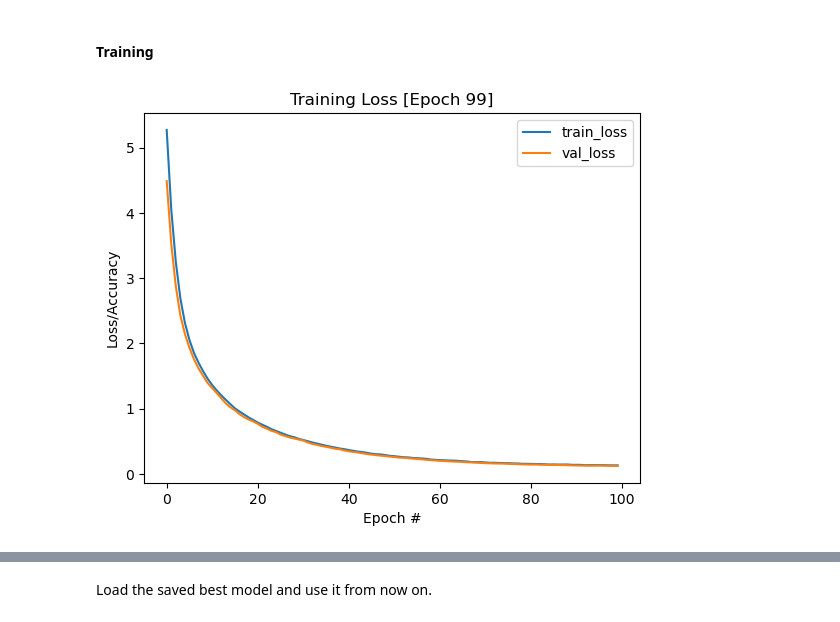
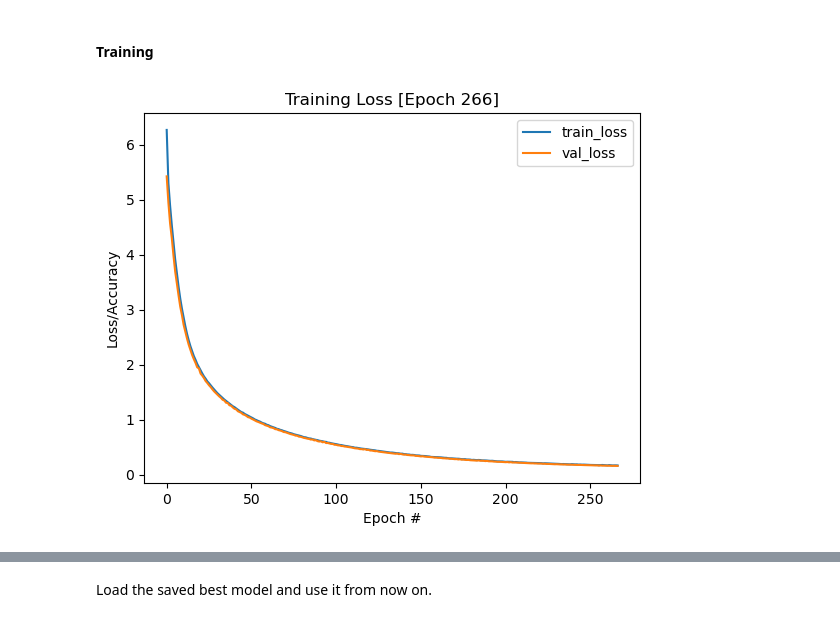
Before and after one commit to abhishekchak52/ML_qubit_design, a Jupyter notebook: model_predict_coupler_NCap_cap_matrix/ml_01_train_keras.ipynb, the cells around one changed output, grey strips where cells are left out. Saved outputs shown, nothing was run; the diff lists cells and outputs as text; code cells hidden in the pictures.

Commit message:
increased number of epochs and batch size

```diff
--- a/model_predict_coupler_NCap_cap_matrix/ml_01_train_keras.ipynb
+++ b/model_predict_coupler_NCap_cap_matrix/ml_01_train_keras.ipynb
@@ -127,6 +156,11 @@ else:
         y_train_linear_encoding = np.load('{}/npy/y_train_linear_encoding.npy'.format(DATA_DIR), allow_pickle=True)
         y_val_linear_encoding = np.load('{}/npy/y_val_linear_encoding.npy'.format(DATA_DIR), allow_pickle=True)
         y_test_linear_encoding = np.load('{}/npy/y_test_linear_encoding.npy'.format(DATA_DIR), allow_pickle=True)
+# %%
+X_train = X_train.astype("float32")
+y_train = y_train.astype("float32")
+X_val   = X_val.astype("float32")
+y_val   = y_val.astype("float32")
 # %% [markdown]
 ### Visualize
 # %%
@@ -631,7 +682,7 @@ if not KERAS_TUNER:
             history = model.fit(
                 np.asarray(X_train),
                 np.asarray(y_train),
-                epochs=100,
+                epochs=400,
                 batch_size=TRAIN_BATCH_SIZE,
                 validation_data=(np.asarray(X_val), np.asarray(y_val)),
                 callbacks=[early_stopping, model_checkpoint, plot_callback, lr_monitor],
@@ -657,38 +708,38 @@ if not KERAS_TUNER:
             history_linear_encoding = model_linear_encoding.fit(
                 np.asarray(X_train_linear_encoding),
                 np.asarray(y_train_linear_encoding),
-                epochs=100,
+                epochs=400,
                 batch_size=TRAIN_BATCH_SIZE,
                 validation_data=(np.asarray(X_val_linear_encoding), np.asarray(y_val_linear_encoding)),
                 callbacks=[early_stopping, model_checkpoint_linear_encoding, plot_callback_linear_encoding, lr_monitor_linear_encoding],
                 verbose=1  # Enable logging of the training process.
             )
 
             model_linear_encoding.save(last_model_file_linear_encoding)  # Save the final model when done training!
 
             #-----------------------------------------one hot--------------------------------------------
             plot_callback_one_hot_encoding = TrainingPlot()      # Plot training progress
             lr_monitor_one_hot_encoding = LearningRateMonitor()  # Watch learning rate changes
 
             # Set up model checkpointing to save the model at its best validation loss:
             model_checkpoint_one_hot_encoding = ModelCheckpoint(
                 filepath=best_model_file_one_hot_encoding,
                 monitor='val_loss',            # Save the model based on validation loss improvement
                 mode='min',                    # Favor lower validation loss values for saving (minimize)
                 save_best_only=True,           # Save only when validation loss improves
                 verbose=0                      # No logging for model saving
             )
 
             history_one_hot_encoding = model_one_hot_encoding.fit(
                 np.asarray(X_train_one_hot_encoding),
                 np.asarray(y_train_one_hot_encoding),
-                epochs=100,
+                epochs=400,
                 batch_size=TRAIN_BATCH_SIZE,
                 validation_data=(np.asarray(X_val_one_hot_encoding), np.asarray(y_val_one_hot_encoding)),
                 callbacks=[early_stopping, model_checkpoint_one_hot_encoding, plot_callback_one_hot_encoding, lr_monitor_one_hot_encoding],
                 verbose=1  # Enable logging of the training process.
             )
 
             model_one_hot_encoding.save(last_model_file_one_hot_encoding)  # Save the final model when done training!
 # %% [output]
-[figure, old version]
+[figure, new version]
```
Also changed, not shown: parts of 17 cells of this notebook, 10 other files.
